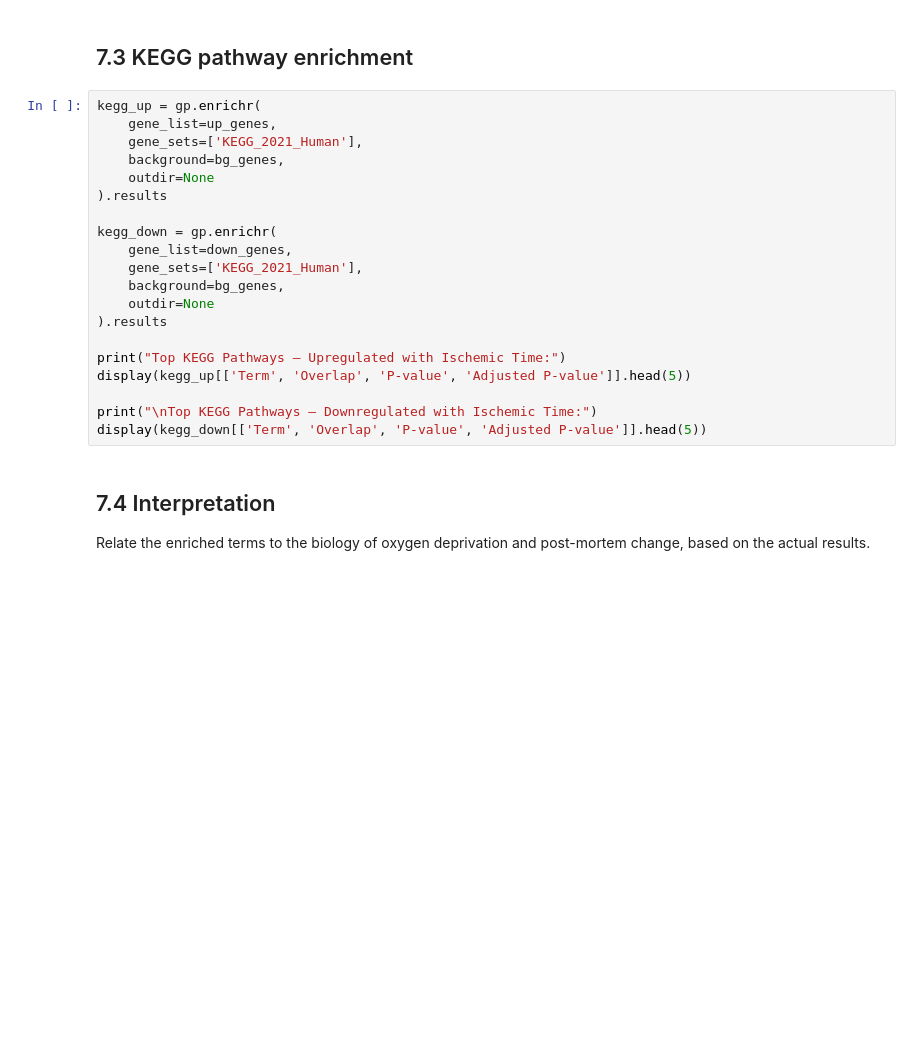
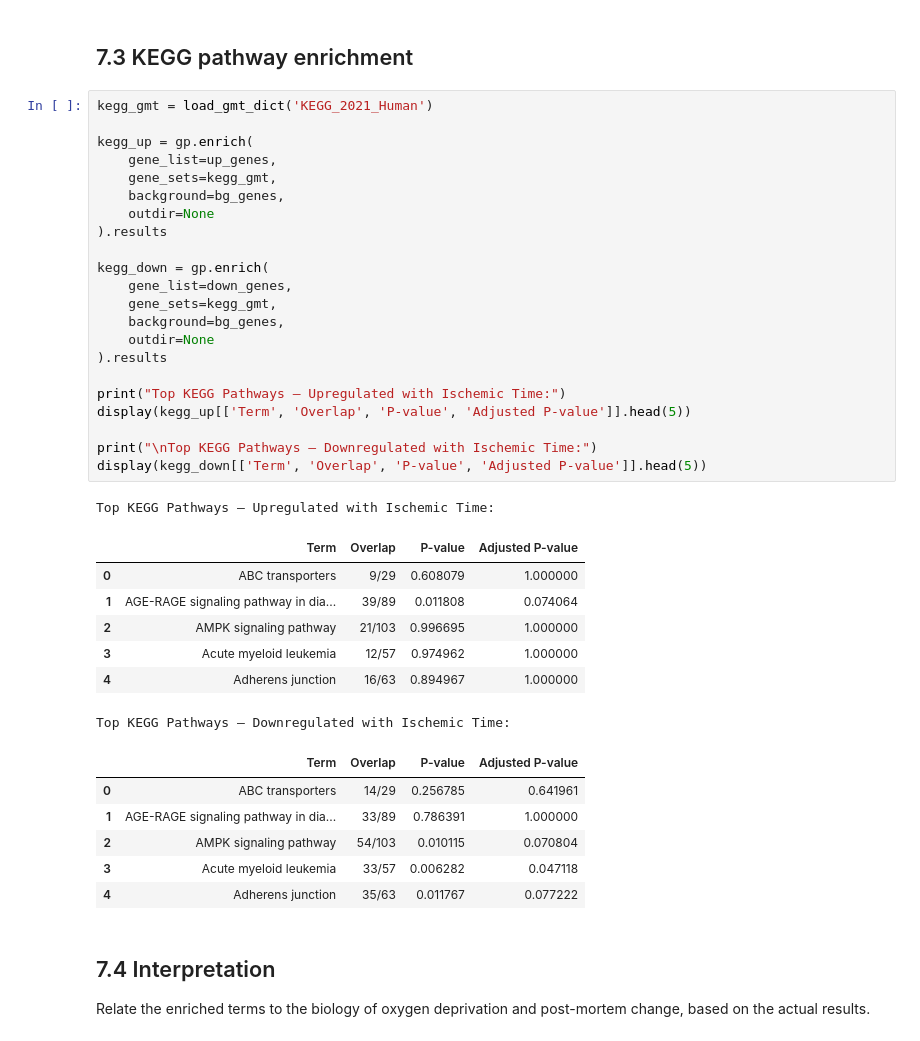
Before and after one commit to Vinit-Rabadiya/pmi-gene-expression-analysis, a Jupyter notebook: bioinformatics_pmi_gene_expression_analysis.ipynb, the cells around one changed output. Drawn from its saved outputs; the diff is of its cells as text; blank space fills up the shorter version.

```diff
--- a/bioinformatics_pmi_gene_expression_analysis.ipynb
+++ b/bioinformatics_pmi_gene_expression_analysis.ipynb
@@ -1164,25 +1164,42 @@ Top GO Biological Processes — Downregulated with Ischemic Time:
 # %% [markdown]
 ## 7.3 KEGG pathway enrichment
 # %%
-kegg_up = gp.enrichr(
+kegg_gmt = load_gmt_dict('KEGG_2021_Human')
+
+kegg_up = gp.enrich(
     gene_list=up_genes,
-    gene_sets=['KEGG_2021_Human'],
+    gene_sets=kegg_gmt,
     background=bg_genes,
     outdir=None
 ).results
 
-kegg_down = gp.enrichr(
+kegg_down = gp.enrich(
     gene_list=down_genes,
-    gene_sets=['KEGG_2021_Human'],
+    gene_sets=kegg_gmt,
     background=bg_genes,
     outdir=None
 ).results
 
 print("Top KEGG Pathways — Upregulated with Ischemic Time:")
 display(kegg_up[['Term', 'Overlap', 'P-value', 'Adjusted P-value']].head(5))
 
 print("\nTop KEGG Pathways — Downregulated with Ischemic Time:")
 display(kegg_down[['Term', 'Overlap', 'P-value', 'Adjusted P-value']].head(5))
+# %% [output]
+Top KEGG Pathways — Upregulated with Ischemic Time:
+|  | Term | Overlap | P-value | Adjusted P-value |
+| 0 | ABC transporters | 9/29 | 0.608079 | 1.000000 |
+| 1 | AGE-RAGE signaling pathway in dia... | 39/89 | 0.011808 | 0.074064 |
+| 2 | AMPK signaling pathway | 21/103 | 0.996695 | 1.000000 |
+| 3 | Acute myeloid leukemia | 12/57 | 0.974962 | 1.000000 |
+| 4 | Adherens junction | 16/63 | 0.894967 | 1.000000 |
+Top KEGG Pathways — Downregulated with Ischemic Time:
+|  | Term | Overlap | P-value | Adjusted P-value |
+| 0 | ABC transporters | 14/29 | 0.256785 | 0.641961 |
+| 1 | AGE-RAGE signaling pathway in dia... | 33/89 | 0.786391 | 1.000000 |
+| 2 | AMPK signaling pathway | 54/103 | 0.010115 | 0.070804 |
+| 3 | Acute myeloid leukemia | 33/57 | 0.006282 | 0.047118 |
+| 4 | Adherens junction | 35/63 | 0.011767 | 0.077222 |
 # %% [markdown]
 ## 7.4 Interpretation
 Relate the enriched terms to the biology of oxygen deprivation and post-mortem change, based on the actual results.
```
Also changed, not shown: parts of 8 cells of this notebook.
